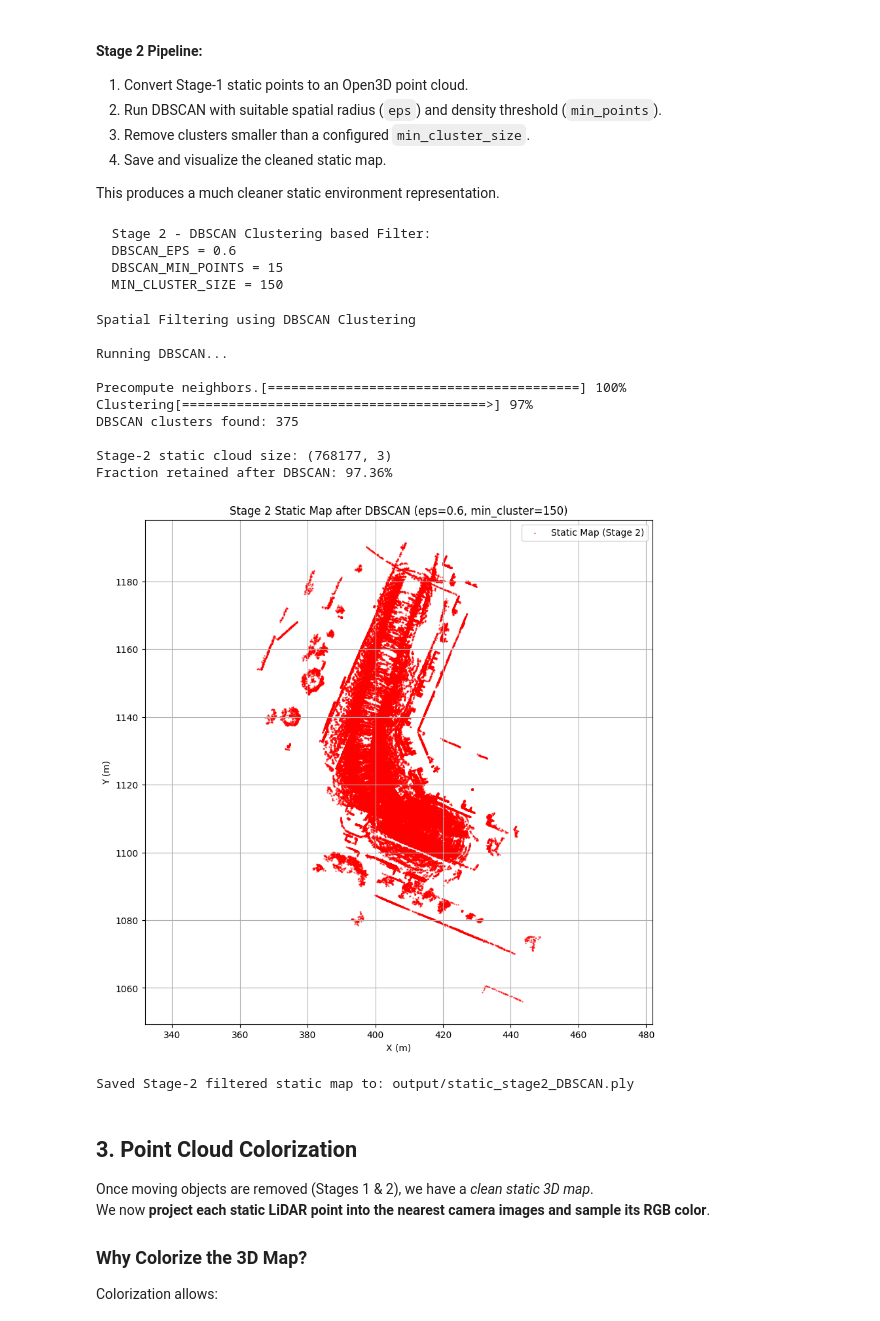
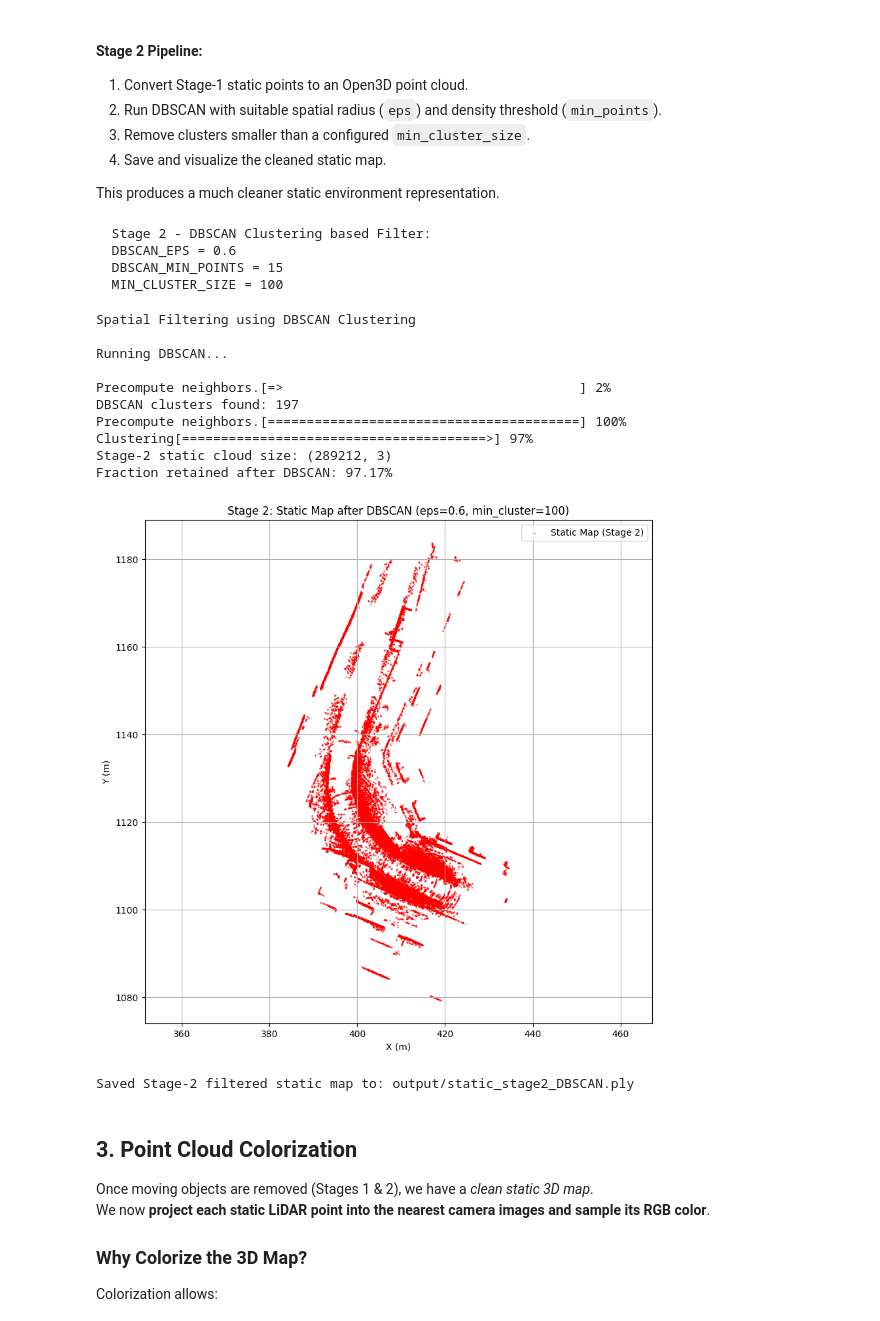
Before and after one commit to 09priyamgupta/LiDAR-Moving-Object-Filtering-and-Colorized-Map-Reconstruction, a Jupyter notebook: point_cloud_aggregation.ipynb, the cells around one changed output. Saved outputs shown, nothing was run; the diff lists cells and outputs as text; code cells hidden in the pictures.

```diff
--- a/point_cloud_aggregation.ipynb
+++ b/point_cloud_aggregation.ipynb
@@ -734,7 +730,7 @@ Then we keep only voxels with `vote_count >= MIN_VOXEL_HIT_COUNT`.
 # Temporal Consistency Filter Parameters
 
 # Voxel size
-VOXEL_SIZE = 0.3        # meters
+VOXEL_SIZE = 0.1        # meters
 
 # Minimum number of different LiDAR sweeps in which a voxel must appear to be considered
 # static. Dynamic objects appear in few sweeps, so this filter removes them.
@@ -974,7 +970,7 @@ This produces a much cleaner static environment representation.
 
 DBSCAN_EPS = 0.6           # Radius (meters) for neighborhood search
 DBSCAN_MIN_POINTS = 15     # Min neighbors required to form a cluster
-MIN_CLUSTER_SIZE = 150     # Remove clusters smaller than this
+MIN_CLUSTER_SIZE = 100     # Remove clusters smaller than this
 
 print("  Stage 2 - DBSCAN Clustering based Filter:")
 print(f"  DBSCAN_EPS = {DBSCAN_EPS}")
@@ -984,7 +980,7 @@ print(f"  MIN_CLUSTER_SIZE = {MIN_CLUSTER_SIZE}\n")
   Stage 2 - DBSCAN Clustering based Filter:
   DBSCAN_EPS = 0.6
   DBSCAN_MIN_POINTS = 15
-  MIN_CLUSTER_SIZE = 150
+  MIN_CLUSTER_SIZE = 100
 # %%
 print("Spatial Filtering using DBSCAN Clustering\n")
 
@@ -1009,9 +1005,6 @@ print(f"\nDBSCAN clusters found: {num_clusters}")
 # Count how many points each cluster contains
 cluster_sizes = np.bincount(cluster_labels[cluster_labels >= 0])
 
-# Remove small clusters
-min_cluster_size = 150    # (tune this)
-
 # Keep clusters with sufficient size only
 valid_clusters = set(np.where(cluster_sizes >= MIN_CLUSTER_SIZE)[0])
 
@@ -1024,39 +1017,39 @@ static_pts_stage2 = static_points_stage1[stage2_mask]
 print("\nStage-2 static cloud size:", static_pts_stage2.shape)
 print(
     "Fraction retained after DBSCAN: {:.2f}%".format(
         100.0 * static_pts_stage2.shape[0] / static_points_stage1.shape[0]
     )
 )
 
 # Visualization
 plot_lidar_topdown(
     points_xyz=[static_pts_stage2],
     labels=["Static Map (Stage 2)"],
     colors=["red"],
     sample_rates=[4],                      # subsampling for visualization
-    title=f"Stage 2 Static Map after DBSCAN (eps={DBSCAN_EPS}, min_cluster={MIN_CLUSTER_SIZE})"
+    title=f"Stage 2: Static Map after DBSCAN (eps={DBSCAN_EPS}, min_cluster={MIN_CLUSTER_SIZE})"
 )
 
 # Save output as PLY
 pcd_stage2 = o3d.geometry.PointCloud()
 pcd_stage2.points = o3d.utility.Vector3dVector(static_pts_stage2)
 
 output_path = OUT_DIR / "static_stage2_DBSCAN.ply"
 o3d.io.write_point_cloud(str(output_path), pcd_stage2)
 
 print(f"Saved Stage-2 filtered static map to: {output_path}")
 # %% [output]
 Spatial Filtering using DBSCAN Clustering
 
 Running DBSCAN...
 
+Precompute neighbors.[=>                                      ] 2%
+DBSCAN clusters found: 197
 Precompute neighbors.[========================================] 100%
 Clustering[=======================================>] 97%
-DBSCAN clusters found: 375
-
-Stage-2 static cloud size: (768177, 3)
-Fraction retained after DBSCAN: 97.36%
+Stage-2 static cloud size: (289212, 3)
+Fraction retained after DBSCAN: 97.17%
-[figure, old version]
+[figure, new version]
 Saved Stage-2 filtered static map to: output/static_stage2_DBSCAN.ply
 # %% [markdown]
 ## 3. Point Cloud Colorization
```
Also changed, not shown: parts of 9 cells of this notebook, 11 other files.
